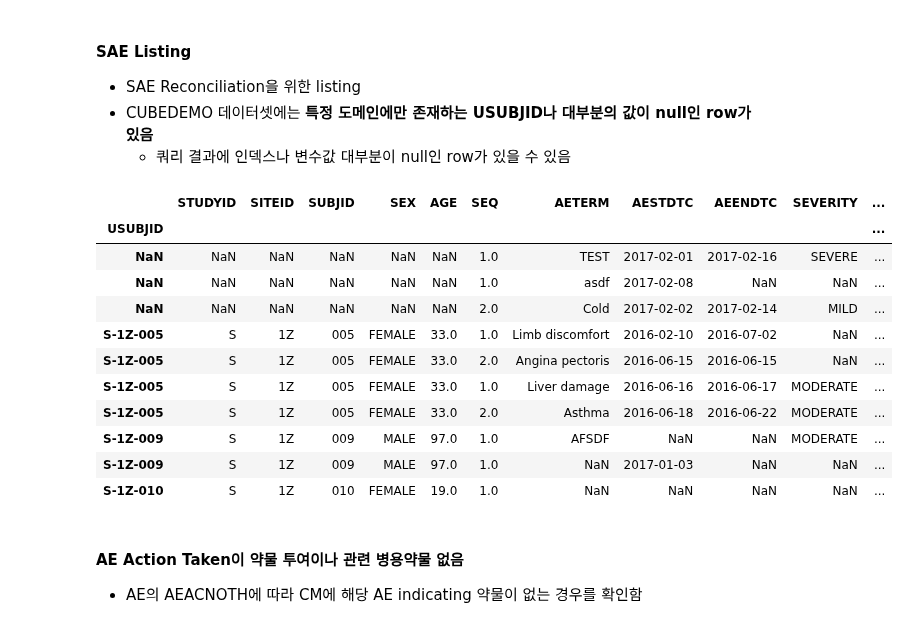
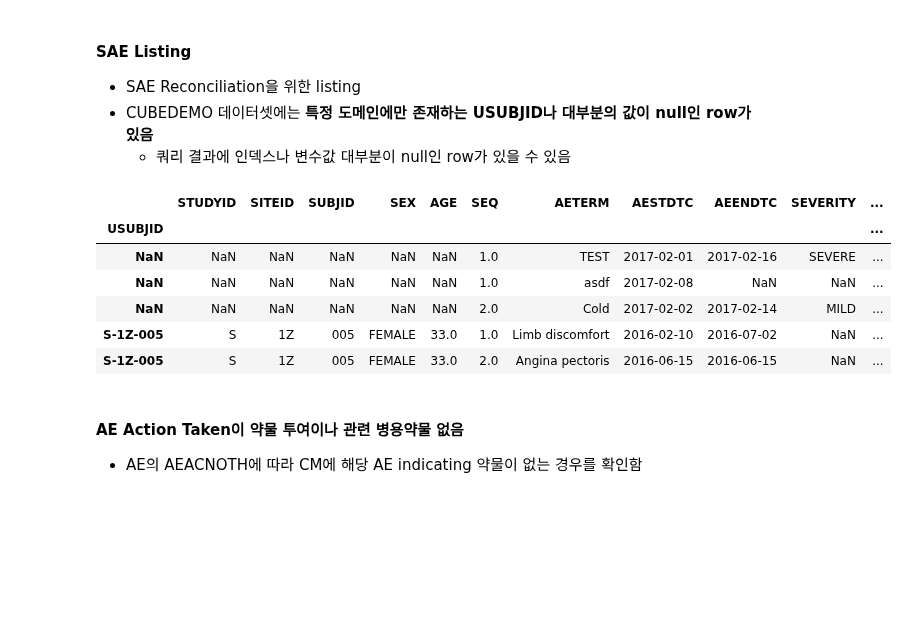
Before and after one commit to beeseosil/pub, a Jupyter notebook: ct/dmc.ipynb, the cells around one changed output. Saved outputs shown, nothing was run; the diff lists cells and outputs as text; code cells hidden in the pictures; blank space fills up the shorter version.

```diff
--- a/ct/dmc.ipynb
+++ b/ct/dmc.ipynb
@@ -122,7 +122,7 @@ input CD RELATIONSHIP $50.;
 datalines;
 1,NOT RELATED
 2,UNLIKELY RELATED
-3,POSSIBILITY RELATED
+3,POSSIBILY RELATED
 4,RELATED
 ;
 run;
@@ -160,39 +160,34 @@ from (
     AE.SEQ,AE.AETERM,AE.AESTDTC,AE.AEENDTC,
     IDXDM.SEX as SEX_,
     AE.AESEV as SEV_,
     AE.AEREL as REL_,
     AE.AEACN as ACN_,
     AE.AEOUT as OUT_,
     AE.AESER as SER_,
     case when (AE.AESER=1 or AE.AESER is null) then "NO" else "YES" end as SERIOUS
     from IDXDM
     right join CUBEDEMO.AE as AE on IDXDM.USUBJID=AE.SUBJID
     )
 left join LBLSEX on SEX_=LBLSEX.CD
 left join LBLSEV on SEV_=LBLSEV.CD
 left join LBLREL on REL_=LBLREL.CD
 left join LBLACN on ACN_=LBLACN.CD
 left join LBLOUT on OUT_=LBLOUT.CD
 left join LBLSER on SER_=LBLSER.CD
 order by SITEID,SUBJID
 ;
 run;
 """)
 sael=sas.sd2df("SAEL").set_index("USUBJID")
-sael.head(10)
+sael.head()
 # %% [output]
 |  | STUDYID | SITEID | SUBJID | SEX | AGE | SEQ | AETERM | AESTDTC | AEENDTC | SEVERITY | ... |
 | USUBJID |  |  |  |  |  |  |  |  |  |  | ... |
 | NaN | NaN | NaN | NaN | NaN | NaN | 1.0 | TEST | 2017-02-01 | 2017-02-16 | SEVERE | ... |
 | NaN | NaN | NaN | NaN | NaN | NaN | 1.0 | asdf | 2017-02-08 | NaN | NaN | ... |
 | NaN | NaN | NaN | NaN | NaN | NaN | 2.0 | Cold | 2017-02-02 | 2017-02-14 | MILD | ... |
 | S-1Z-005 | S | 1Z | 005 | FEMALE | 33.0 | 1.0 | Limb discomfort | 2016-02-10 | 2016-07-02 | NaN | ... |
 | S-1Z-005 | S | 1Z | 005 | FEMALE | 33.0 | 2.0 | Angina pectoris | 2016-06-15 | 2016-06-15 | NaN | ... |
-| S-1Z-005 | S | 1Z | 005 | FEMALE | 33.0 | 1.0 | Liver damage | 2016-06-16 | 2016-06-17 | MODERATE | ... |
-| S-1Z-005 | S | 1Z | 005 | FEMALE | 33.0 | 2.0 | Asthma | 2016-06-18 | 2016-06-22 | MODERATE | ... |
-| S-1Z-009 | S | 1Z | 009 | MALE | 97.0 | 1.0 | AFSDF | NaN | NaN | MODERATE | ... |
-| S-1Z-009 | S | 1Z | 009 | MALE | 97.0 | 1.0 | NaN | 2017-01-03 | NaN | NaN | ... |
-| S-1Z-010 | S | 1Z | 010 | FEMALE | 19.0 | 1.0 | NaN | NaN | NaN | NaN | ... |
 # %% [markdown]
 #### AE Action Taken이 약물 투여이나 관련 병용약물 없음
 * AE의 AEACNOTH에 따라 CM에 해당 AE indicating 약물이 없는 경우를 확인함
```
Also changed, not shown: parts of 2 cells of this notebook.
